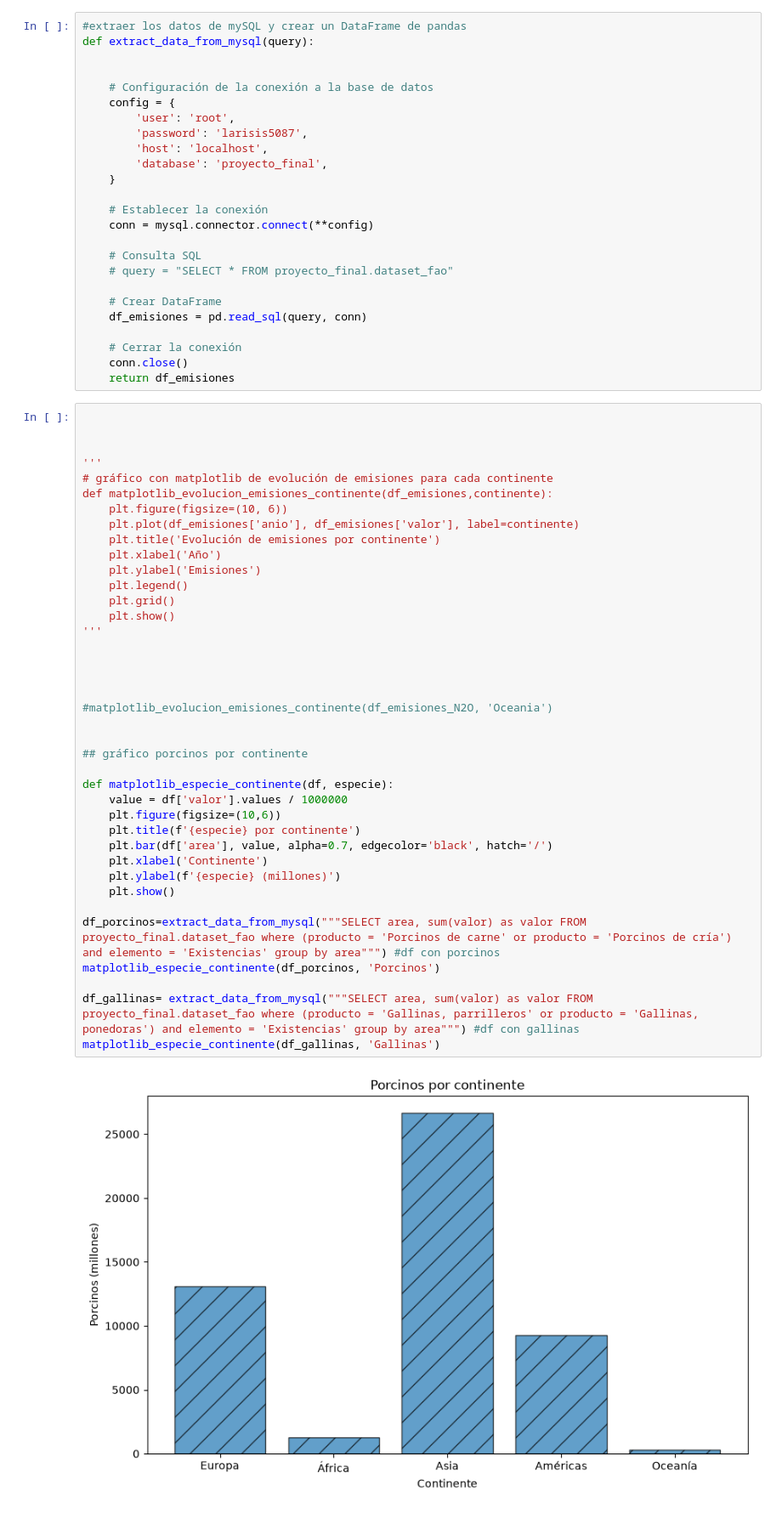
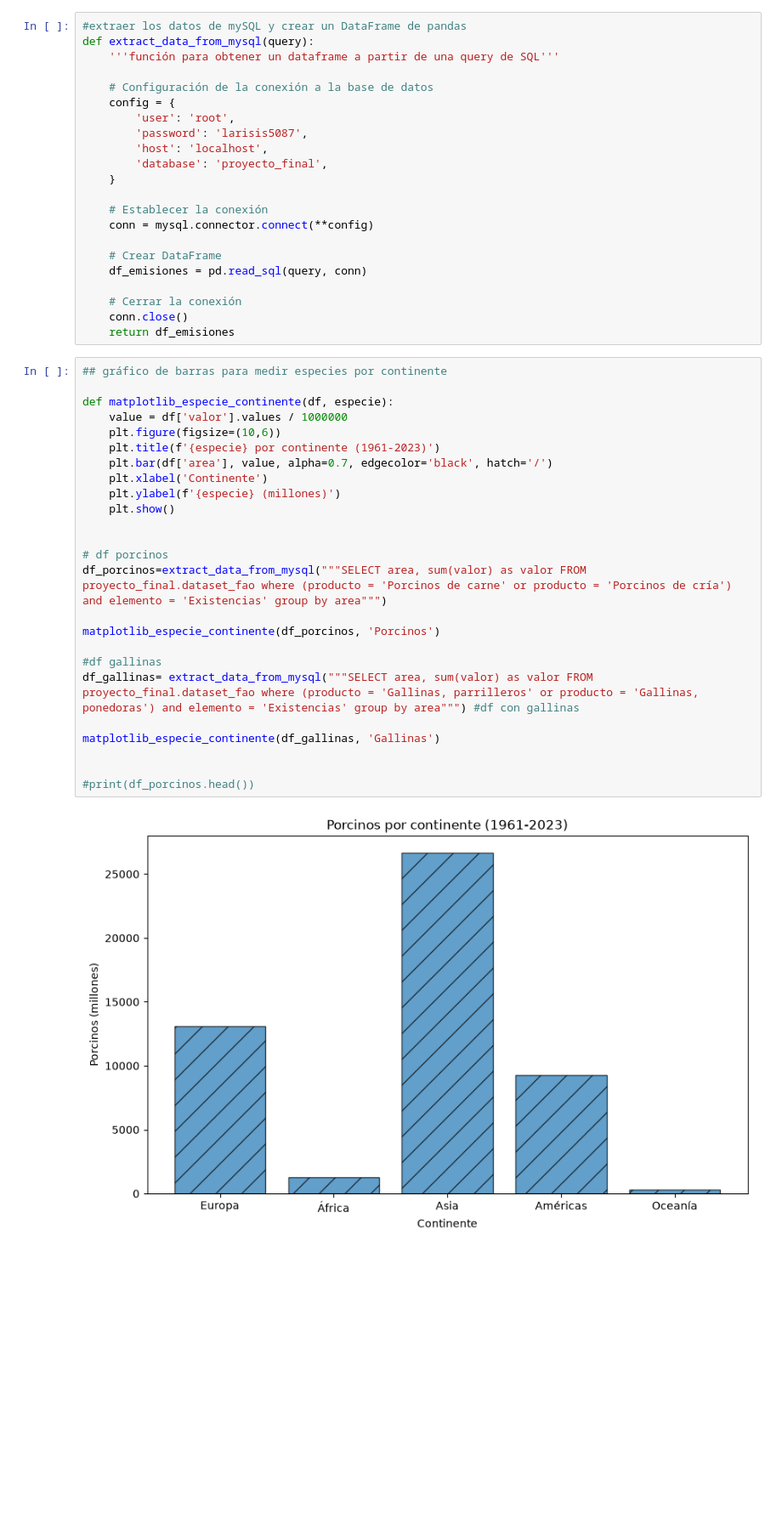
Before and after one commit to LaraDelCerro/Proyecto_final_big_data, a Jupyter notebook: emisiones.ipynb, the cells around one changed output. Shown at 85% size. Drawn from its saved outputs; the diff is of its cells as text; blank space fills up the shorter version.

```diff
--- a/emisiones.ipynb
+++ b/emisiones.ipynb
@@ -7,7 +8,7 @@ import plotly.express as px #para hacer gráficos interactivos. Hacer uno o dos,
 # %%
 #extraer los datos de mySQL y crear un DataFrame de pandas
 def extract_data_from_mysql(query):
-
+    '''función para obtener un dataframe a partir de una query de SQL'''
 
     # Configuración de la conexión a la base de datos
     config = {
@@ -20,9 +21,6 @@ def extract_data_from_mysql(query):
     # Establecer la conexión
     conn = mysql.connector.connect(**config)
 
-    # Consulta SQL
-    # query = "SELECT * FROM proyecto_final.dataset_fao"
-
     # Crear DataFrame
     df_emisiones = pd.read_sql(query, conn)
 
@@ -30,43 +28,29 @@ def extract_data_from_mysql(query):
     conn.close()
     return df_emisiones
 # %%
-
-
-
-'''
-# gráfico con matplotlib de evolución de emisiones para cada continente
-def matplotlib_evolucion_emisiones_continente(df_emisiones,continente):
-    plt.figure(figsize=(10, 6))
-    plt.plot(df_emisiones['anio'], df_emisiones['valor'], label=continente)
-    plt.title('Evolución de emisiones por continente')
-    plt.xlabel('Año')
-    plt.ylabel('Emisiones')
-    plt.legend()
-    plt.grid()
-    plt.show()
-'''
-
-
-
-
-#matplotlib_evolucion_emisiones_continente(df_emisiones_N2O, 'Oceania')
-
-
-## gráfico porcinos por continente
+## gráfico de barras para medir especies por continente
 
 def matplotlib_especie_continente(df, especie):
     value = df['valor'].values / 1000000
     plt.figure(figsize=(10,6))
-    plt.title(f'{especie} por continente')
+    plt.title(f'{especie} por continente (1961-2023)')
     plt.bar(df['area'], value, alpha=0.7, edgecolor='black', hatch='/')
     plt.xlabel('Continente')
     plt.ylabel(f'{especie} (millones)')
     plt.show()
 
-df_porcinos=extract_data_from_mysql("""SELECT area, sum(valor) as valor FROM proyecto_final.dataset_fao where (producto = 'Porcinos de carne' or producto = 'Porcinos de cría') and elemento = 'Existencias' group by area""") #df con porcinos
+
+# df porcinos
+df_porcinos=extract_data_from_mysql("""SELECT area, sum(valor) as valor FROM proyecto_final.dataset_fao where (producto = 'Porcinos de carne' or producto = 'Porcinos de cría') and elemento = 'Existencias' group by area""")
+
 matplotlib_especie_continente(df_porcinos, 'Porcinos')
 
+#df gallinas
 df_gallinas= extract_data_from_mysql("""SELECT area, sum(valor) as valor FROM proyecto_final.dataset_fao where (producto = 'Gallinas, parrilleros' or producto = 'Gallinas, ponedoras') and elemento = 'Existencias' group by area""") #df con gallinas
+
 matplotlib_especie_continente(df_gallinas, 'Gallinas')
+
+
+#print(df_porcinos.head())
 # %% [output]
-[figure, old version]
+[figure, new version]
```
Also changed, not shown: parts of 8 cells of this notebook, 4 other files.
